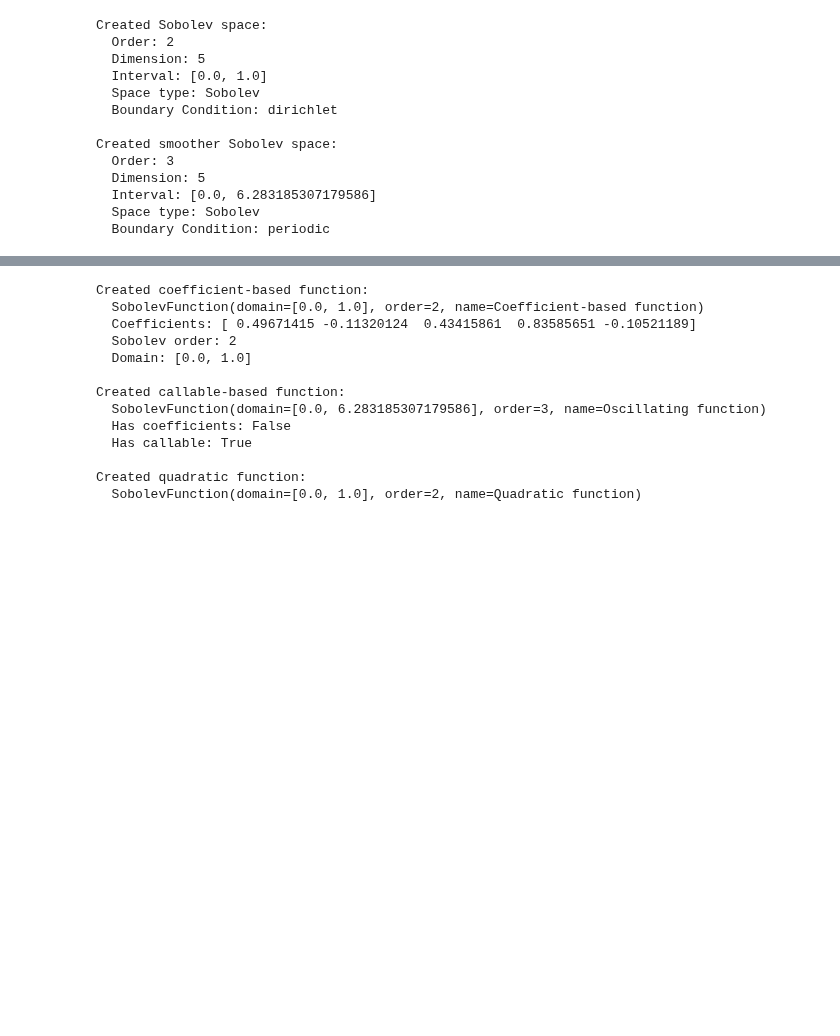
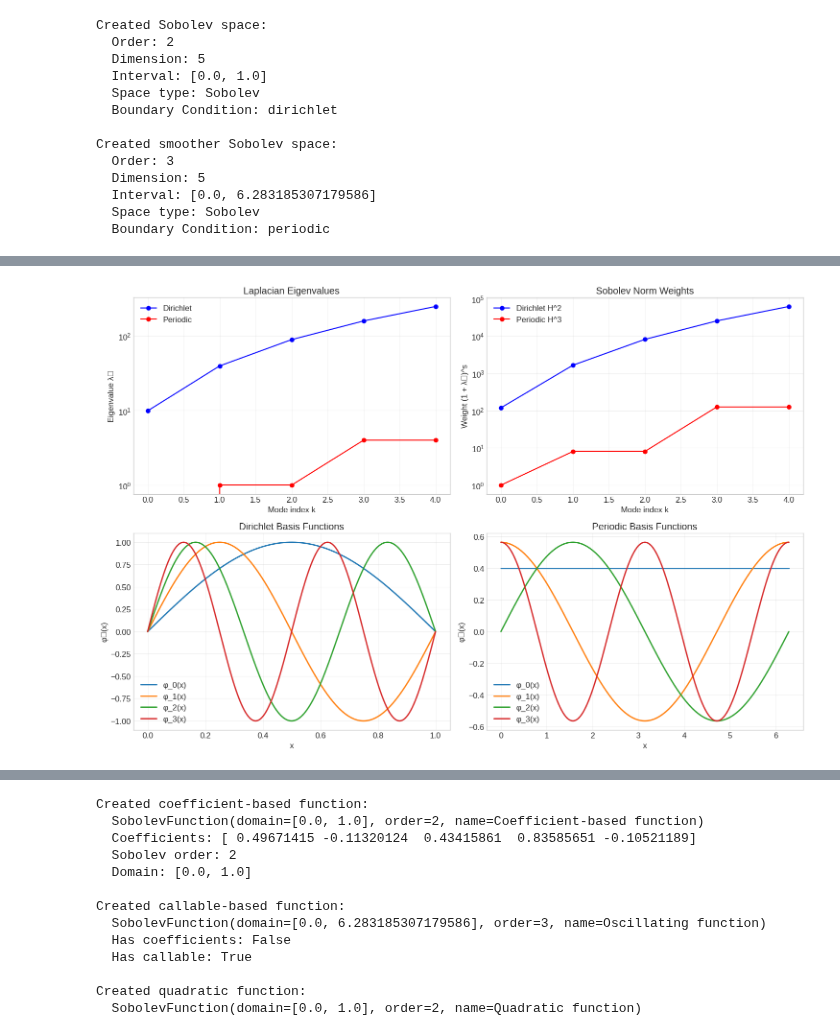
Before and after one commit to da380/pygeoinf, a Jupyter notebook: pygeoinf/other_space/sobolev_functions_demo.ipynb, the cells around one changed output, grey strips where cells are left out. Cells and saved outputs as stored; diff of their text form; code cells hidden in the pictures; blank space fills up the shorter version.

```diff
--- a/pygeoinf/other_space/sobolev_functions_demo.ipynb
+++ b/pygeoinf/other_space/sobolev_functions_demo.ipynb
@@ -102,0 +123,90 @@ Created smoother Sobolev space:
+# %%
+# Display eigenvalues and visualize basis functions
+
+print("=== Eigenvalues of the Laplacian ===")
+print()
+
+# Show eigenvalues for both spaces
+print("Dirichlet space eigenvalues (λₖ):")
+print(f"  {sobolev_space_dirichlet._eigenvalues}")
+print(f"  Growth pattern: λₖ ~ k² for large k")
+
+print("\nPeriodic space eigenvalues (λₖ):")
+print(f"  {sobolev_space_periodic._eigenvalues}")
+print(f"  Growth pattern: λₖ ~ k² for large k")
+
+# Show how eigenvalues affect the Sobolev norm weights
+s = sobolev_space_periodic.order
+weights = (1 + sobolev_space_periodic._eigenvalues)**s
+print(f"\nSobolev H^{s} norm weights (1 + λₖ)^{s}:")
+print(f"  {weights}")
+print(f"  These weights penalize high-frequency components")
+
+# Plot eigenvalues and weights
+plt.figure(figsize=(15, 10))
+
+# Plot 1: Eigenvalues comparison
+plt.subplot(2, 2, 1)
+k_indices = np.arange(len(sobolev_space_dirichlet._eigenvalues))
+plt.semilogy(k_indices, sobolev_space_dirichlet._eigenvalues, 'bo-', markersize=6, label='Dirichlet')
+plt.semilogy(k_indices, sobolev_space_periodic._eigenvalues, 'ro-', markersize=6, label='Periodic')
+plt.xlabel('Mode index k')
+plt.ylabel('Eigenvalue λₖ')
+plt.title('Laplacian Eigenvalues')
+plt.legend()
+plt.grid(True, alpha=0.3)
+
+# Plot 2: Sobolev weights
+plt.subplot(2, 2, 2)
+weights_dirichlet = (1 + sobolev_space_dirichlet._eigenvalues)**sobolev_space_dirichlet.order
+weights_periodic = (1 + sobolev_space_periodic._eigenvalues)**sobolev_space_periodic.order
+plt.semilogy(k_indices, weights_dirichlet, 'bo-', markersize=6, label=f'Dirichlet H^{sobolev_space_dirichlet.order}')
+plt.semilogy(k_indices, weights_periodic, 'ro-', markersize=6, label=f'Periodic H^{sobolev_space_periodic.order}')
+plt.xlabel('Mode index k')
+plt.ylabel('Weight (1 + λₖ)^s')
+plt.title('Sobolev Norm Weights')
+plt.legend()
+plt.grid(True, alpha=0.3)
+
+# Plot 3-6: Basis functions
+basis_dirichlet = sobolev_space_dirichlet.basis_functions
+basis_periodic = sobolev_space_periodic.basis_functions
+
+# Plot first few Dirichlet basis functions
+plt.subplot(2, 2, 3)
+x_dirichlet = np.linspace(0, 1, 200)
+for i in range(min(4, len(basis_dirichlet))):
+    y = basis_dirichlet[i].evaluate(x_dirichlet)
+    plt.plot(x_dirichlet, y, linewidth=2, label=f'φ_{i}(x)')
+plt.xlabel('x')
+plt.ylabel('φₖ(x)')
+plt.title('Dirichlet Basis Functions')
+plt.legend()
+plt.grid(True, alpha=0.3)
+
+# Plot first few periodic basis functions (real part)
+plt.subplot(2, 2, 4)
+x_periodic = np.linspace(0, 2*np.pi, 200)
+for i in range(min(4, len(basis_periodic))):
+    y = basis_periodic[i].evaluate(x_periodic)
+    # Handle complex values by taking real part
+    if np.iscomplexobj(y):
+        y = np.real(y)
+    plt.plot(x_periodic, y, linewidth=2, label=f'φ_{i}(x)')
+plt.xlabel('x')
+plt.ylabel('φₖ(x)')
+plt.title('Periodic Basis Functions')
+plt.legend()
+plt.grid(True, alpha=0.3)
+
+
+plt.tight_layout()
+plt.show()
+
+print("\n=== Key Observations ===")
+print("• Eigenvalues grow quadratically: λₖ ~ k²")
+print("• Sobolev weights (1 + λₖ)^s heavily penalize high frequencies")
+print("• Higher regularity s means stronger smoothness constraints")
+print("• Basis functions are orthonormal in L² but weighted in H^s")
+print("• The spectral approach avoids computing weak derivatives directly")
+# %% [output]
@@ -102,0 +226 @@ Created smoother Sobolev space:
+[figure, added]
```
Also changed, not shown: parts of 13 cells of this notebook, 2 other files.
